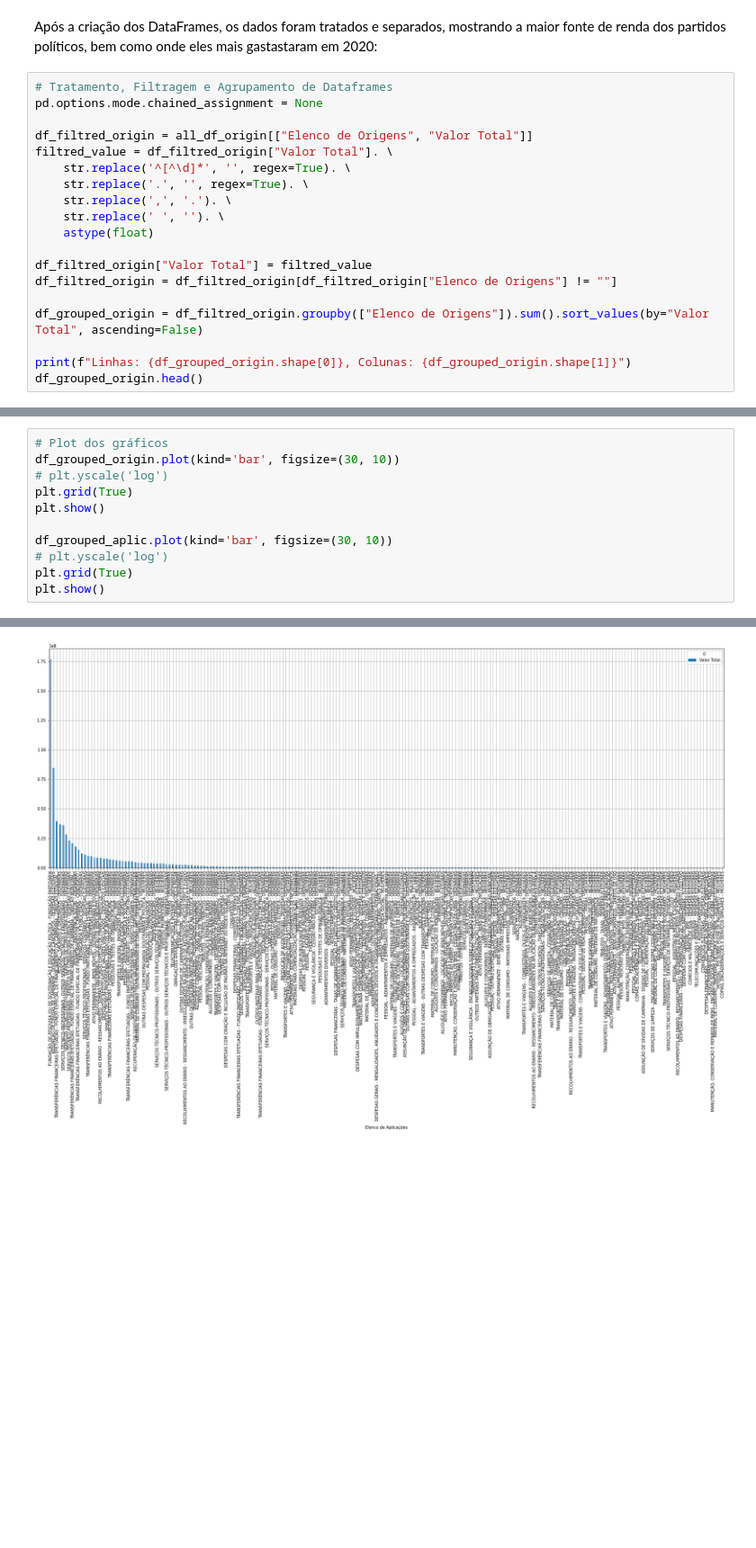
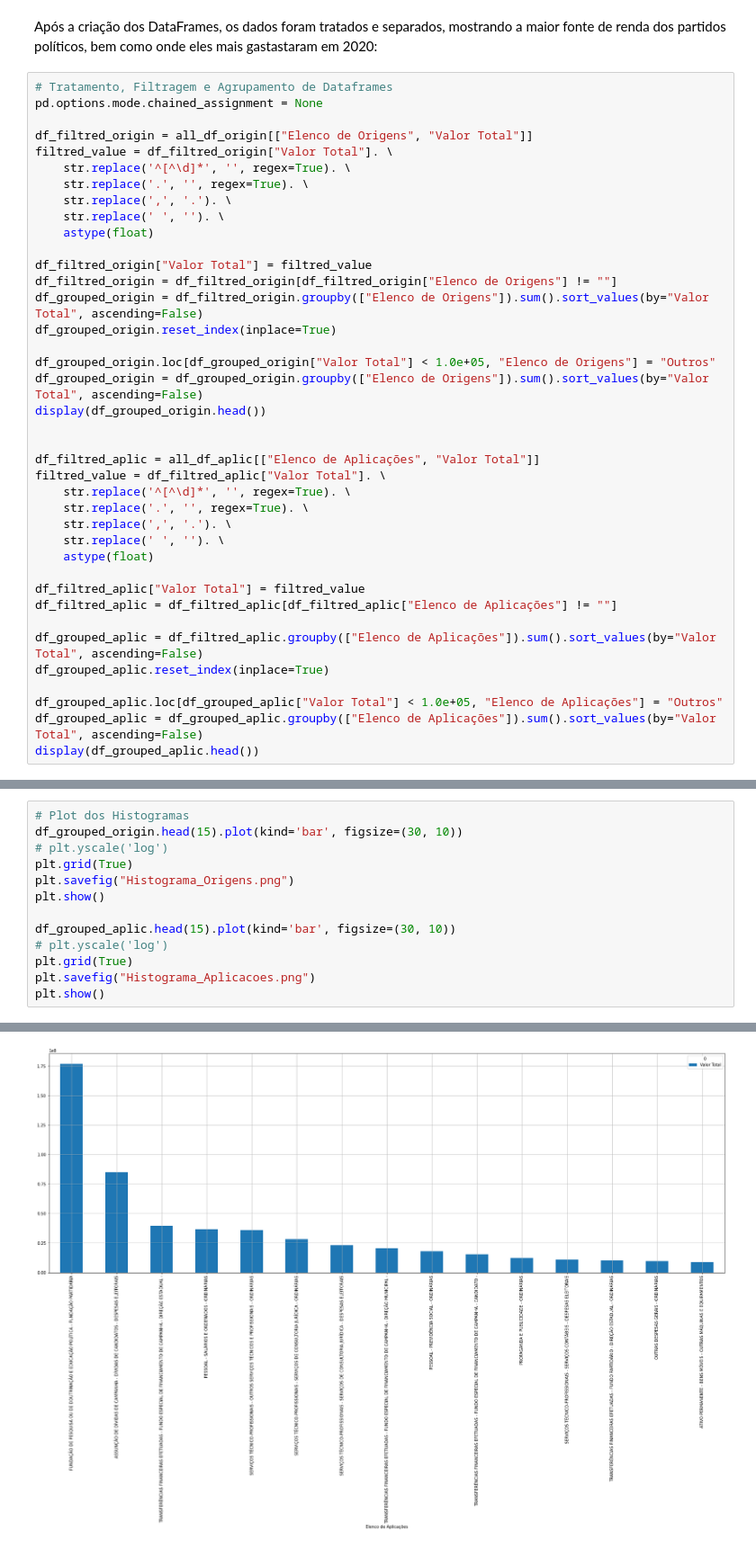
Before and after one commit to FidyBack/Analise_gastos, a Jupyter notebook: prestacao_contas.ipynb, the cells around one changed output, grey strips where cells are left out. Shown: that part at 90% size. Cells and saved outputs as stored; diff of their text form; blank space fills up the shorter version.

```diff
--- a/prestacao_contas.ipynb
+++ b/prestacao_contas.ipynb
@@ -288,9 +288,29 @@ filtred_value = df_filtred_origin["Valor Total"]. \
 
 df_filtred_origin["Valor Total"] = filtred_value
 df_filtred_origin = df_filtred_origin[df_filtred_origin["Elenco de Origens"] != ""]
+df_grouped_origin = df_filtred_origin.groupby(["Elenco de Origens"]).sum().sort_values(by="Valor Total", ascending=False)
+df_grouped_origin.reset_index(inplace=True)
 
-df_grouped_origin = df_filtred_origin.groupby(["Elenco de Origens"]).sum().sort_values(by="Valor Total", ascending=False)
+df_grouped_origin.loc[df_grouped_origin["Valor Total"] < 1.0e+05, "Elenco de Origens"] = "Outros"
+df_grouped_origin = df_grouped_origin.groupby(["Elenco de Origens"]).sum().sort_values(by="Valor Total", ascending=False)
+display(df_grouped_origin.head())
 
-print(f"Linhas: {df_grouped_origin.shape[0]}, Colunas: {df_grouped_origin.shape[1]}")
-df_grouped_origin.head()
+
+df_filtred_aplic = all_df_aplic[["Elenco de Aplicações", "Valor Total"]]
+filtred_value = df_filtred_aplic["Valor Total"]. \
+    str.replace('^[^\d]*', '', regex=True). \
+    str.replace('.', '', regex=True). \
+    str.replace(',', '.'). \
+    str.replace(' ', ''). \
+    astype(float)
+
+df_filtred_aplic["Valor Total"] = filtred_value
+df_filtred_aplic = df_filtred_aplic[df_filtred_aplic["Elenco de Aplicações"] != ""]
+
+df_grouped_aplic = df_filtred_aplic.groupby(["Elenco de Aplicações"]).sum().sort_values(by="Valor Total", ascending=False)
+df_grouped_aplic.reset_index(inplace=True)
+
+df_grouped_aplic.loc[df_grouped_aplic["Valor Total"] < 1.0e+05, "Elenco de Aplicações"] = "Outros"
+df_grouped_aplic = df_grouped_aplic.groupby(["Elenco de Aplicações"]).sum().sort_values(by="Valor Total", ascending=False)
+display(df_grouped_aplic.head())
 # %% [output]
@@ -330,12 +333,14 @@ Linhas: 215, Colunas: 1
 # %%
-# Plot dos gráficos
-df_grouped_origin.plot(kind='bar', figsize=(30, 10))
+# Plot dos Histogramas
+df_grouped_origin.head(15).plot(kind='bar', figsize=(30, 10))
 # plt.yscale('log')
 plt.grid(True)
+plt.savefig("Histograma_Origens.png")
 plt.show()
 
-df_grouped_aplic.plot(kind='bar', figsize=(30, 10))
+df_grouped_aplic.head(15).plot(kind='bar', figsize=(30, 10))
 # plt.yscale('log')
 plt.grid(True)
+plt.savefig("Histograma_Aplicacoes.png")
 plt.show()
 # %% [output]
@@ -343 +348 @@ plt.show()
-[figure, old version]
+[figure, new version]
```
Also changed, not shown: parts of 9 cells of this notebook, 3 other files.
